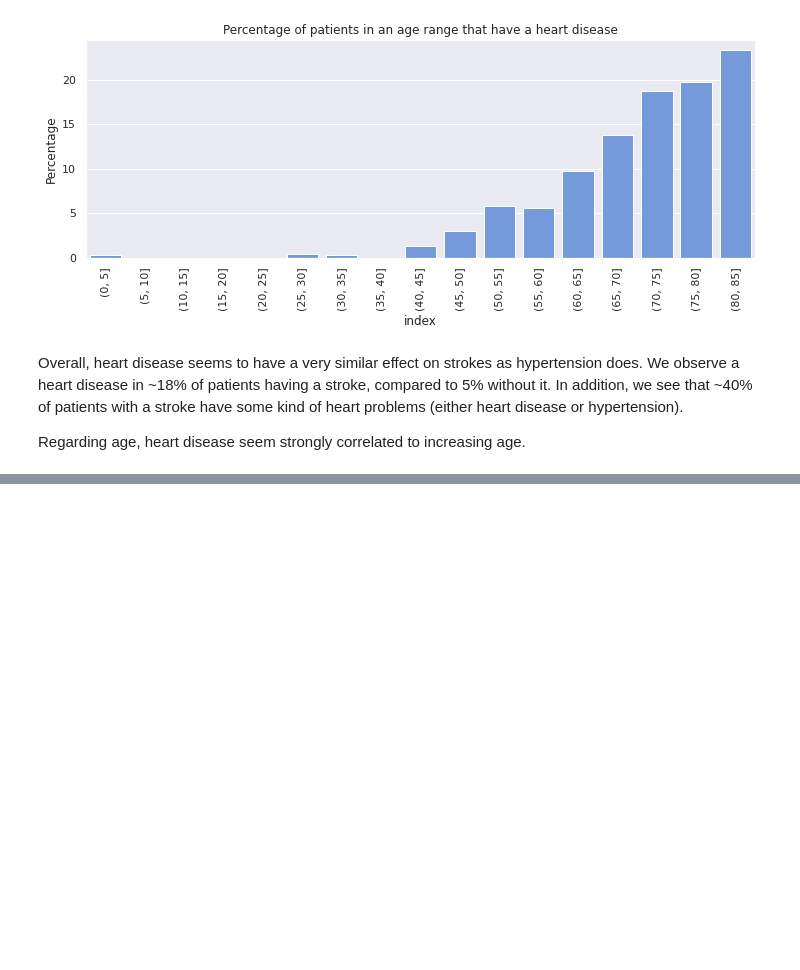
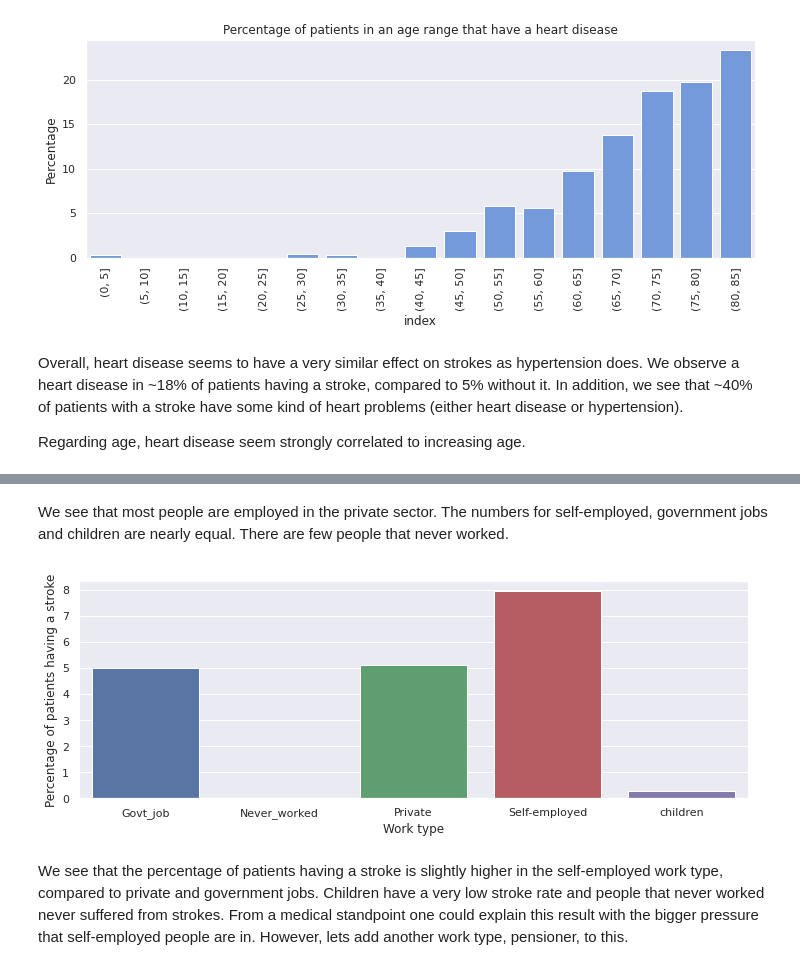
Before and after one commit to matrop/data-science-playground, a Jupyter notebook: stroke_prediction/notebooks/explanatory_data_analysis.ipynb, the cells around one changed output, grey strips where cells are left out. Saved outputs shown, nothing was run; the diff lists cells and outputs as text; code cells hidden in the pictures; blank space fills up the shorter version.

```diff
--- a/stroke_prediction/notebooks/explanatory_data_analysis.ipynb
+++ b/stroke_prediction/notebooks/explanatory_data_analysis.ipynb
@@ -335,0 +383,16 @@ Regarding age, heart disease seem strongly correlated to increasing age.
+# %% [markdown]
+We see that most people are employed in the private sector. The numbers for self-employed, government jobs and children are nearly equal. There are few people that never worked.
+# %%
+plot_df = (
+    100 * df[df.stroke == 1].work_type.value_counts()
+    / df.work_type.value_counts()
+).to_frame().reset_index()
+
+sns.barplot(data=plot_df, x="index", y="work_type")
+plt.ylabel("Percentage of patients having a stroke")
+plt.xlabel("Work type")
+plt.show()
+# %% [output]
+[figure, added]
+# %% [markdown]
+We see that the percentage of patients having a stroke is slightly higher in the self-employed work type, compared to private and government jobs. Children have a very low stroke rate and people that never worked never suffered from strokes. From a medical standpoint one could explain this result with the bigger pressure that self-employed people are in. However, lets add another work type, pensioner, to this.
```
Also changed, not shown: parts of 55 cells of this notebook.
